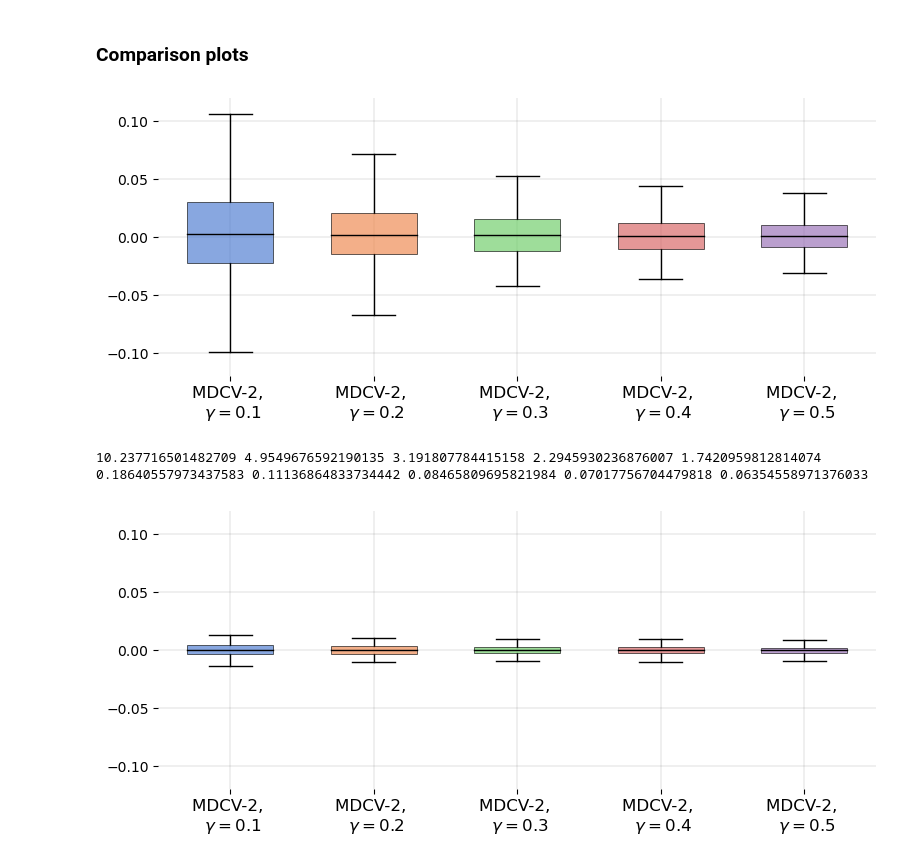
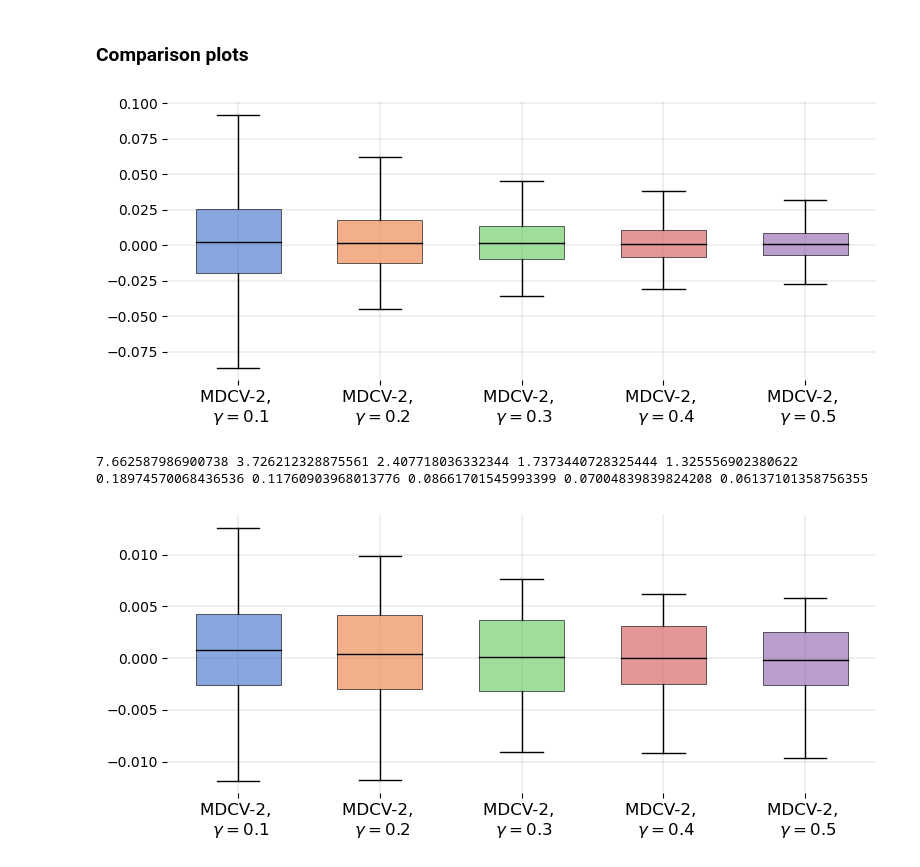
Before and after one commit to svsamsonov/VR-MCMC, a Jupyter notebook: Code/Discretized_diffusion_2d_gamma_influence.ipynb, the cells around one changed output. Saved outputs shown, nothing was run; the diff lists cells and outputs as text; code cells hidden in the pictures.

```diff
--- a/Code/Discretized_diffusion_2d_gamma_influence.ipynb
+++ b/Code/Discretized_diffusion_2d_gamma_influence.ipynb
@@ -217,7 +217,7 @@ def approx_q_poly(X_train,Y_train,N_traj_train,lag,max_deg):
             coefs_poly = np.concatenate((coefs_poly,coefs),axis=0)
     return coefs_poly
 # %%
-a = 0.0
+a = 0.2
 sig = 1.0
 cov = np.array([[1,0.0],[0.0,1]])
 
@@ -273,9 +273,9 @@ def run_monte_carlo(x,f_type):
         raise "not implemented error"
     return np.mean(f_vals,axis=1)
 # %%
-n = 1*10**6 #sample size
+n = 1*10**3 #sample size
 gamma = 1e-1 # Step size
-n_traj = 1
+n_traj = 1000
 d = 2
 n_traj_test = 100 # Number of independent MCMC trajectories for test
 f_type = "linear"
@@ -286,21 +286,28 @@ N_test = 1*10**3
 # %% [markdown]
 Sample discretized diffusion
 # %%
-def generate_observations(x0,n,gamma,r_seed,d,cov):
-    X_train, noise_train = generate_traj(x0,n,gamma,r_seed,d,cov)
-    #set target function
-    Y_train = np.sum(np.sin(X_train),axis=1)
-    X_train = X_train.reshape((1,-1,d))
-    Y_train = Y_train.reshape((1,-1,1))
-    return X_train, noise_train, Y_train
+def generate_observations(x0,n,gamma,r_seed,d,cov,n_traj):
+    X_train_all = np.zeros((n_traj,n,d),dtype=float)
+    Noise_train_all = np.zeros_like(X_train_all)
+    Y_train_all = np.zeros((n_traj,n,1),dtype=float)
+    for i in range(n_traj):
+        X_train, noise_train = generate_traj(x0,n,gamma,r_seed+i,d,cov)
+        #set target function
+        Y_train = np.sum(np.sin(X_train),axis=1)
+        X_train_all[i] = X_train
+        Y_train_all[i,:,0] = Y_train
+        Noise_train_all[i] = noise_train
+        #X_train = X_train.reshape((1,-1,d))
+        #Y_train = Y_train.reshape((1,-1,1))
+    return X_train_all, Noise_train_all, Y_train_all
 # %%
 x0 = 1*np.array([0.0,0.0],dtype = float)
 r_seed = 1812
-X_train, noise_train, Y_train = generate_observations(x0,n,gamma,r_seed,d,cov)
-X_train_1, noise_train_1, Y_train_1 = generate_observations(x0,n,2*gamma,r_seed,d,cov)
-X_train_2, noise_train_2, Y_train_2 = generate_observations(x0,n,3*gamma,r_seed,d,cov)
-X_train_3, noise_train_3, Y_train_3 = generate_observations(x0,n,4*gamma,r_seed,d,cov)
-X_train_4, noise_train_4, Y_train_4 = generate_observations(x0,n,5*gamma,r_seed,d,cov)
+X_train, noise_train, Y_train = generate_observations(x0,n,gamma,r_seed,d,cov,n_traj)
+X_train_1, noise_train_1, Y_train_1 = generate_observations(x0,n,2*gamma,r_seed,d,cov,n_traj)
+X_train_2, noise_train_2, Y_train_2 = generate_observations(x0,n,3*gamma,r_seed,d,cov,n_traj)
+X_train_3, noise_train_3, Y_train_3 = generate_observations(x0,n,4*gamma,r_seed,d,cov,n_traj)
+X_train_4, noise_train_4, Y_train_4 = generate_observations(x0,n,5*gamma,r_seed,d,cov,n_traj)
 #X_train_5, noise_train_5, Y_train_5 = generate_observations(x0,n,10*gamma,r_seed,d,cov)
 # %%
 print(X_train_1.shape)
@@ -503,21 +510,21 @@ labels = ['MDCV-2, \n $\\gamma = 0.1$', 'MDCV-2, \n $\\gamma = 0.2$',\
 # %%
 data = [res_new_0[:,0],res_new[:,0],res_new_1[:,0], res_new_2[:,0],res_new_3[:,0]]#,res_new_4[:,1]]
 #data = [res_new_1[:,2], res_new_2[:,2],res_new_3[:,2],res_new_4[:,2]]
-boxplot_ind(data, title, labels,path="./2d_nonsymmetric_potential_gamma_vanilla__influence.pdf")
+boxplot_ind(data, title, labels,path="./2d_nonsymmetric_potential_gamma_1st_order__influence_upd.pdf")
 # %% [output]
-[figure, old version]
+[figure, new version]
 # %%
 print(N_test*np.var(res_new_0[:,0]),N_test*np.var(res_new[:,0]),N_test*np.var(res_new_1[:,0]),N_test*np.var(res_new_2[:,0]),N_test*np.var(res_new_3[:,0]))#,N_test*np.var(res_new_4[:,2]))
 print(N_test*np.var(res_new_0[:,2]),N_test*np.var(res_new[:,2]),N_test*np.var(res_new_1[:,2]),N_test*np.var(res_new_2[:,2]),N_test*np.var(res_new_3[:,2]))#,N_test*np.var(res_new_4[:,2]))
 # %% [output]
-10.237716501482709 4.9549676592190135 3.191807784415158 2.2945930236876007 1.7420959812814074
-0.18640557973437583 0.11136864833734442 0.08465809695821984 0.07017756704479818 0.06354558971376033
+7.662587986900738 3.726212328875561 2.407718036332344 1.7373440728325444 1.325556902380622
+0.18974570068436536 0.11760903968013776 0.08661701545993399 0.07004839839824208 0.06137101358756355
 # %%
 data = [res_new_0[:,2],res_new[:,2],res_new_1[:,2], res_new_2[:,2],res_new_3[:,2]]#,res_new_4[:,2]]
 #data = [res_new_1[:,2], res_new_2[:,2],res_new_3[:,2],res_new_4[:,2]]
-boxplot_ind(data, title, labels,path="./2d_nonsymmetric_potential_gamma_2nd_order__influence.pdf")
+boxplot_ind(data, title, labels,path="./2d_nonsymmetric_potential_gamma_2nd_order__influence_upd.pdf")
 # %% [output]
-[figure, old version]
+[figure, new version]
 # %%
 data = [res_new_0[:,2],res_new[:,2],res_new_1[:,2], res_new_2[:,2],res_new_3[:,2]]#,res_new_4[:,2]]
 #data = [res_new_1[:,2], res_new_2[:,2],res_new_3[:,2],res_new_4[:,2]]
```
Also changed, not shown: parts of 3 cells of this notebook, 4 other files.
